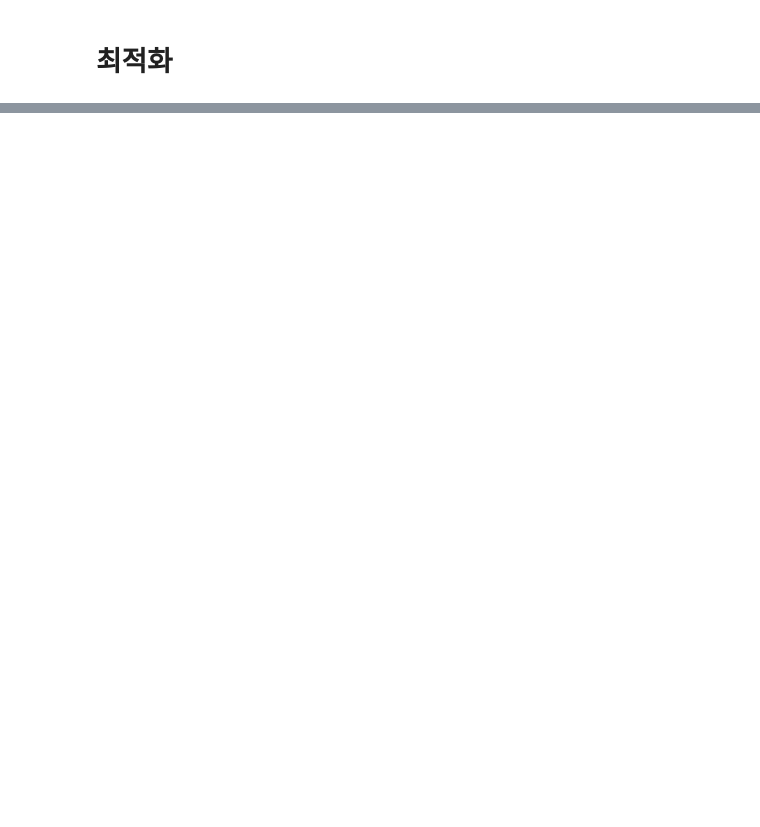
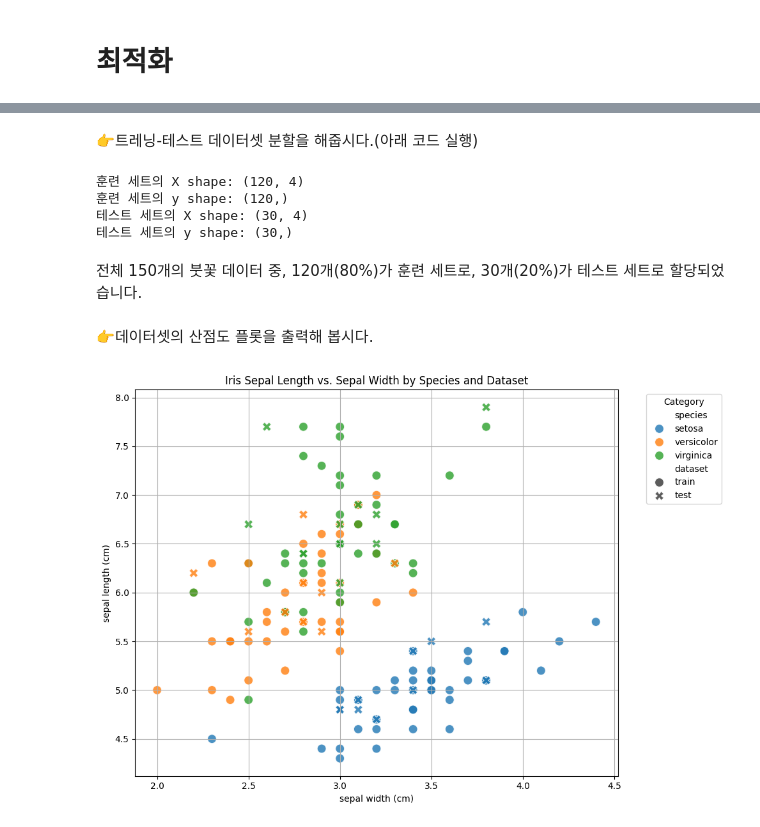
Before and after one commit to MINDS-edu/postech-youth-math-ai-7th, a Jupyter notebook: DAY2_PYMAIA7.ipynb, the cells around one changed output, grey strips where cells are left out. Cells and saved outputs as stored; diff of their text form; code cells hidden in the pictures; blank space fills up the shorter version.

```diff
--- a/DAY2_PYMAIA7.ipynb
+++ b/DAY2_PYMAIA7.ipynb
@@ -35,0 +508,66 @@
+# %% [markdown]
+👉트레닝-테스트 데이터셋 분할을 해줍시다.(아래 코드 실행)
+# %%
+from sklearn.model_selection import train_test_split
+
+# 특성(X)과 타겟(y) 분리
+# 'species' 컬럼이 타겟이므로 이를 제외한 나머지는 특성으로 사용합니다.
+X = df_iris.drop('species', axis=1) # 특성 데이터
+y = df_iris['species'] # 타겟 데이터
+
+# 훈련 세트와 테스트 세트 분리
+# test_size는 테스트 세트의 비율을, random_state는 재현성을 위한 난수 시드를 설정합니다.
+X_train, X_test, y_train, y_test = train_test_split(X, y, test_size=0.2, random_state=42)
+
+print("훈련 세트의 X shape:", X_train.shape)
+print("훈련 세트의 y shape:", y_train.shape)
+print("테스트 세트의 X shape:", X_test.shape)
+print("테스트 세트의 y shape:", y_test.shape)
+# %% [output]
+훈련 세트의 X shape: (120, 4)
+훈련 세트의 y shape: (120,)
+테스트 세트의 X shape: (30, 4)
+테스트 세트의 y shape: (30,)
+# %% [markdown]
+전체 150개의 붓꽃 데이터 중, 120개(80%)가 훈련 세트로, 30개(20%)가 테스트 세트로 할당되었습니다.
+# %% [markdown]
+👉데이터셋의 산점도 플롯을 출력해 봅시다.
+# %%
+import seaborn as sns
+import matplotlib.pyplot as plt
+# x = 'sepal length (cm)'
+x = 'sepal width (cm)' # @param ['sepal length (cm)','sepal width (cm)','petal length (cm)','petal width (cm)']
+y = 'sepal length (cm)' # @param ['sepal length (cm)','sepal width (cm)','petal length (cm)','petal width (cm)']
+# Combine X_train, y_train and X_test, y_test for plotting
+train_df = X_train.copy()
+train_df['species'] = y_train
+train_df['dataset'] = 'train'
+
+test_df = X_test.copy()
+test_df['species'] = y_test
+test_df['dataset'] = 'test'
+
+# Concatenate for plotting
+plot_df = pd.concat([train_df, test_df])
+
+# Create the scatter plot
+plt.figure(figsize=(10, 7))
+sns.scatterplot(
+    data=plot_df,
+    x=x,
+    y=y,
+    hue='species',      # Color by species
+    style='dataset',    # Marker style by dataset (train/test)
+    s=100,              # Marker size
+    alpha=0.8           # Transparency
+)
+
+plt.title('Iris Sepal Length vs. Sepal Width by Species and Dataset')
+plt.xlabel(x)
+plt.ylabel(y)
+plt.legend(title='Category', bbox_to_anchor=(1.05, 1), loc='upper left')
+plt.grid(True)
+plt.tight_layout()
+plt.show()
+# %% [output]
+[figure, added]
```
Also changed, not shown: parts of 53 cells of this notebook.
